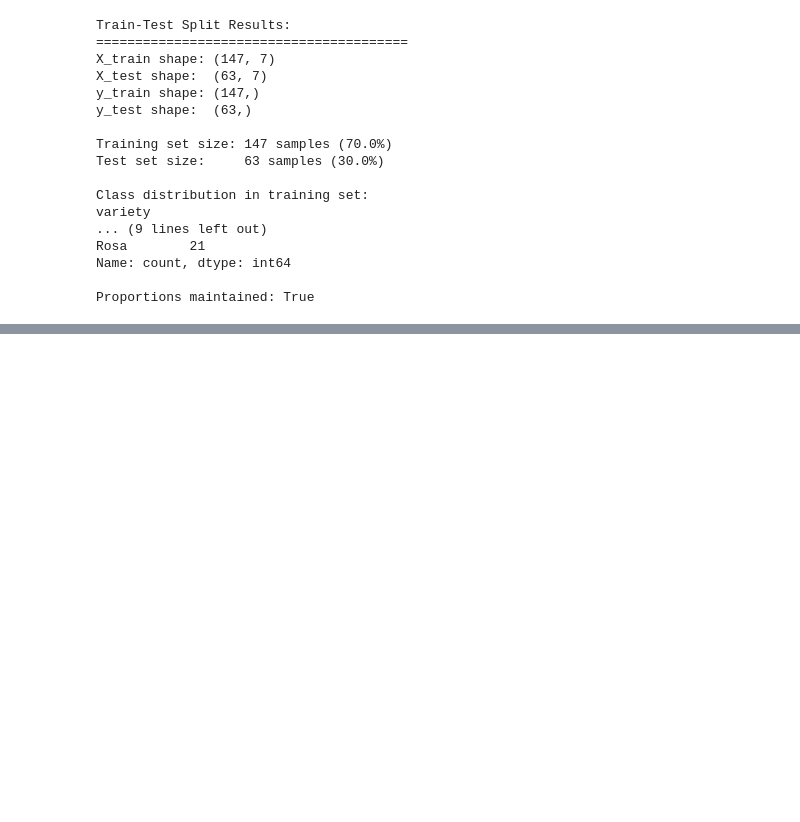
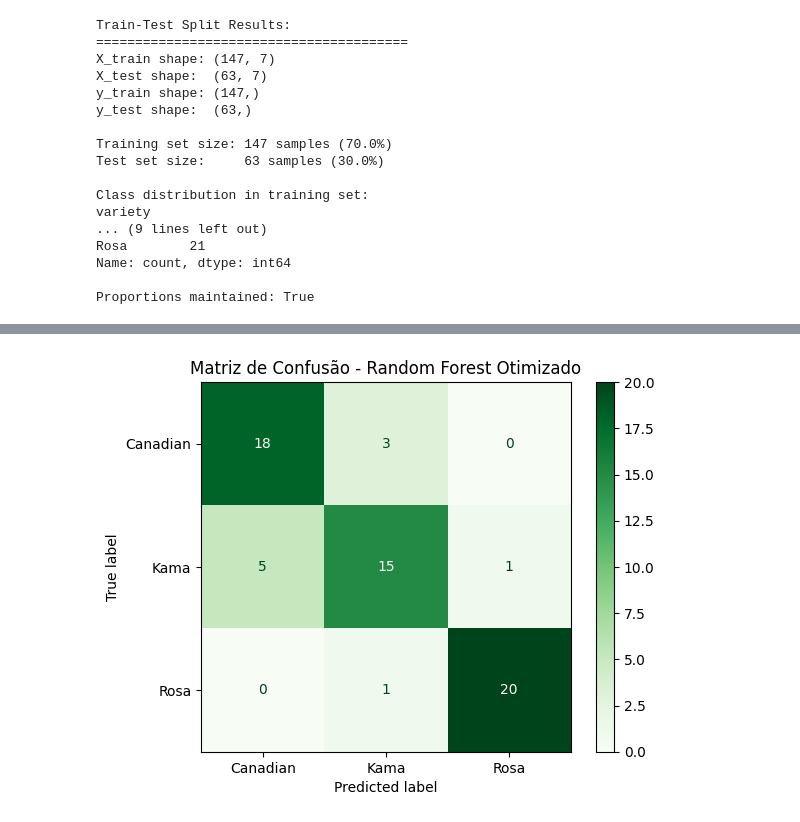
Before and after one commit to YanCotta/wheat-grain-classification, a Jupyter notebook: grain_classification.ipynb, the cells around one changed output, grey strips where cells are left out. Drawn from its saved outputs; the diff is of its cells as text; code cells hidden in the pictures; blank space fills up the shorter version.

```diff
--- a/grain_classification.ipynb
+++ b/grain_classification.ipynb
@@ -529,0 +912,82 @@ Proportions maintained: True
+# %%
+# Task 9: Evaluate the optimized models and create a final comparison
+print("🎯 AVALIAÇÃO DOS MODELOS OTIMIZADOS")
+print("=" * 60)
+
+# Get best estimators
+optimized_rf = grid_search_rf.best_estimator_
+optimized_svm = grid_search_svm.best_estimator_
+
+# Store optimized results
+optimized_results = {}
+
+# Evaluate Optimized Random Forest
+print("🌲 RANDOM FOREST OTIMIZADO")
+print("-" * 30)
+y_pred_rf_opt = optimized_rf.predict(X_test)
+accuracy_rf_opt = accuracy_score(y_test, y_pred_rf_opt)
+optimized_results['Random Forest'] = accuracy_rf_opt
+
+print(f"Acurácia no conjunto de teste: {accuracy_rf_opt:.4f}")
+print("\n📈 Relatório de Classificação:")
+print(classification_report(y_test, y_pred_rf_opt))
+
+print("🎯 Matriz de Confusão:")
+cm_rf_opt = confusion_matrix(y_test, y_pred_rf_opt)
+disp_rf_opt = ConfusionMatrixDisplay(confusion_matrix=cm_rf_opt, display_labels=['Canadian', 'Kama', 'Rosa'])
+disp_rf_opt.plot(cmap='Greens')
+plt.title('Matriz de Confusão - Random Forest Otimizado')
+plt.show()
+
+print("\n" + "=" * 60)
+
+# Evaluate Optimized SVM
+print("⚙️ SVM OTIMIZADO")
+print("-" * 30)
+y_pred_svm_opt = optimized_svm.predict(X_test)
+accuracy_svm_opt = accuracy_score(y_test, y_pred_svm_opt)
+optimized_results['SVM'] = accuracy_svm_opt
+
+print(f"Acurácia no conjunto de teste: {accuracy_svm_opt:.4f}")
+print("\n📈 Relatório de Classificação:")
+print(classification_report(y_test, y_pred_svm_opt))
+
+print("🎯 Matriz de Confusão:")
+cm_svm_opt = confusion_matrix(y_test, y_pred_svm_opt)
+disp_svm_opt = ConfusionMatrixDisplay(confusion_matrix=cm_svm_opt, display_labels=['Canadian', 'Kama', 'Rosa'])
+disp_svm_opt.plot(cmap='Oranges')
+plt.title('Matriz de Confusão - SVM Otimizado')
+plt.show()
+
+print("\n" + "=" * 60)
+
+# Create final comparison DataFrame
+final_comparison = pd.DataFrame({
+    'Model': ['Random Forest', 'SVM'],
+    'Baseline Test Accuracy': [baseline_results['Random Forest'], baseline_results['SVM']],
+    'Optimized Test Accuracy': [optimized_results['Random Forest'], optimized_results['SVM']]
+})
+
+# Calculate improvement
+final_comparison['Improvement'] = final_comparison['Optimized Test Accuracy'] - final_comparison['Baseline Test Accuracy']
+final_comparison['Improvement (%)'] = (final_comparison['Improvement'] * 100).round(2)
+
+print("📊 COMPARAÇÃO FINAL: BASELINE vs OTIMIZADO")
+print("=" * 60)
+print(final_comparison.to_string(index=False, float_format='%.4f'))
+
+# Summary insights
+print(f"\n🎯 INSIGHTS FINAIS:")
+best_final_model = final_comparison.loc[final_comparison['Optimized Test Accuracy'].idxmax(), 'Model']
+best_final_accuracy = final_comparison['Optimized Test Accuracy'].max()
+print(f"   • Melhor modelo final: {best_final_model} ({best_final_accuracy:.4f})")
+
+max_improvement = final_comparison['Improvement'].max()
+best_improved_model = final_comparison.loc[final_comparison['Improvement'].idxmax(), 'Model']
+print(f"   • Maior melhoria: {best_improved_model} (+{max_improvement:.4f} pontos)")
+
+avg_accuracy = final_comparison['Optimized Test Accuracy'].mean()
+print(f"   • Acurácia média dos modelos otimizados: {avg_accuracy:.4f}")
+
+print(f"\n✅ Processo de otimização concluído com sucesso!")
+# %% [output]
@@ -529,0 +1012 @@ Proportions maintained: True
+[figure, added]
```
Also changed, not shown: parts of 14 cells of this notebook.
